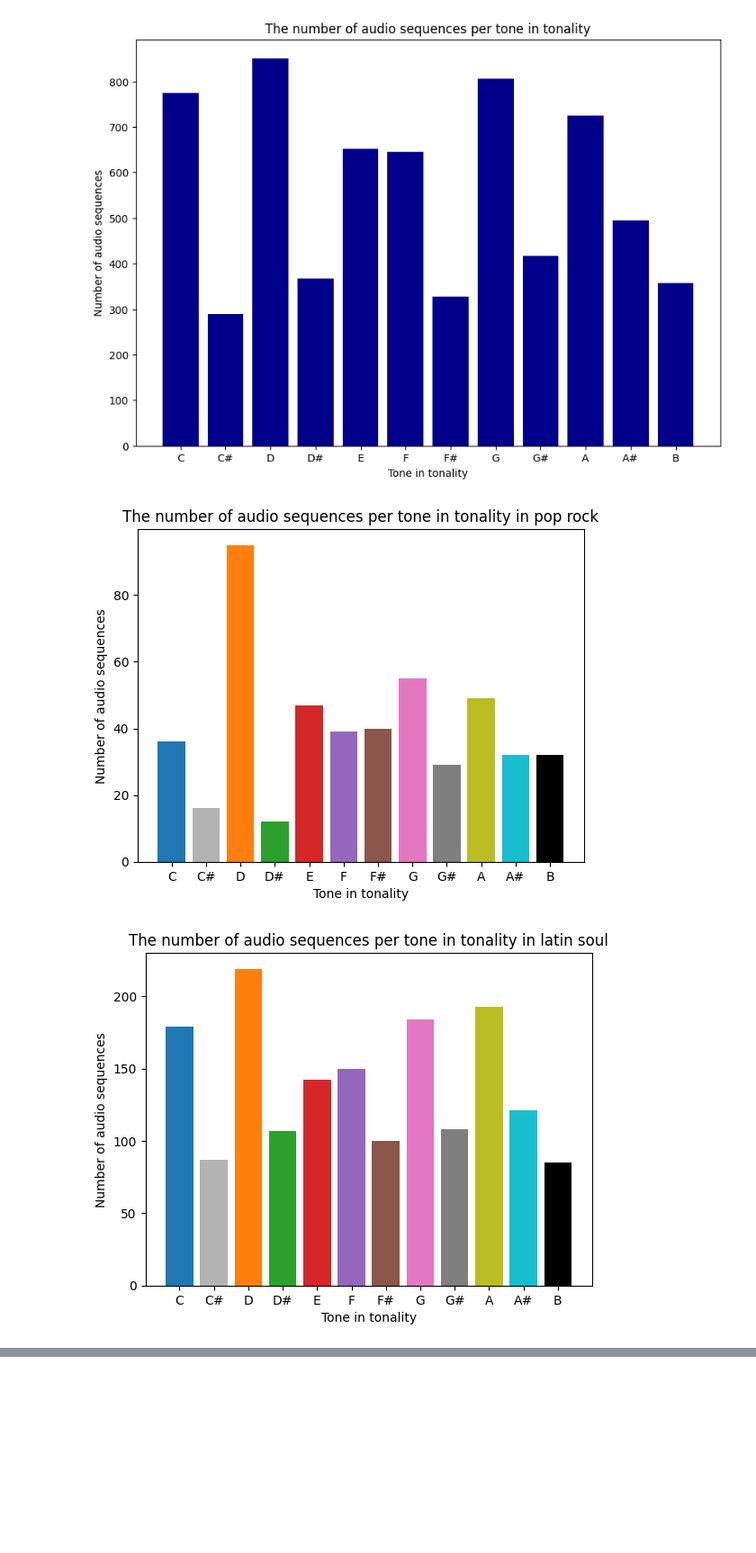
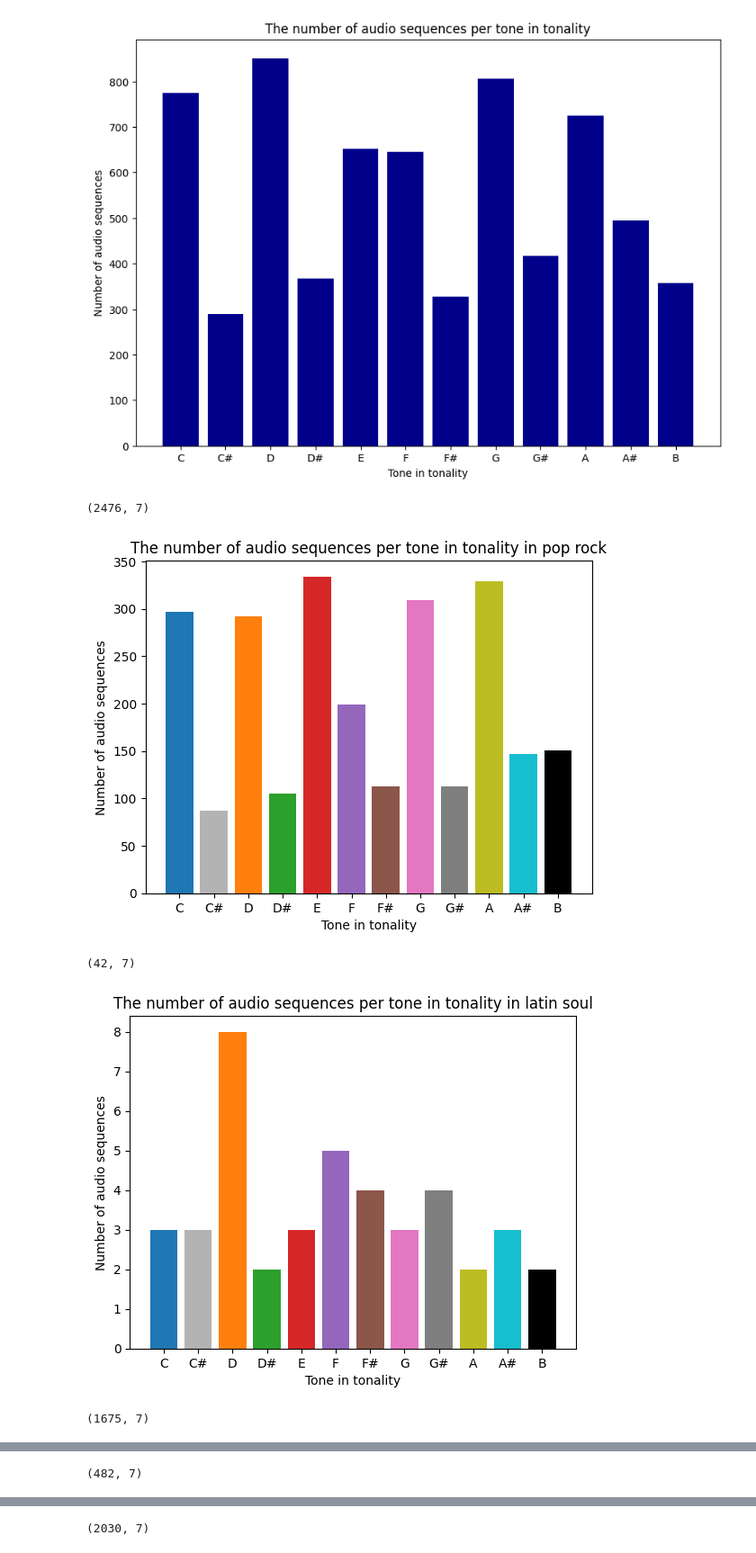
Before and after one commit to ciglenecki/lumen-audio, a Jupyter notebook: src/notebooks/music_analysis.ipynb, the cells around one changed output, grey strips where cells are left out. Shown at 90% size. Cells and saved outputs as stored; diff of their text form; code cells hidden in the pictures; blank space fills up the shorter version.

```diff
--- a/src/notebooks/music_analysis.ipynb
+++ b/src/notebooks/music_analysis.ipynb
@@ -305,31 +309,35 @@ draw_overall_tone_tonality()
 # %%
 def draw_tone_tonality_per_genre():
     tones = ["C", "C#", "D", "D#", "E", "F", "F#", "G", "G#", "A", "A#", "B"]
     cmap = plt.get_cmap("tab10", len(tones))
     custom_palette = [mpl.colors.rgb2hex(cmap(i)) for i in range(cmap.N)]
     custom_palette[-1] = [0, 0, 0]
     custom_palette[1] = [0.7, 0.7, 0.7]
 
-    genres = set(df_train["genres"].tolist())
+    genres = ["pop_roc", "lat_sou", "cla", "cou_fol", "jaz_blu"]
     long_names = ["pop rock", "latin soul", "classical", "country folk", "jazz blues"]
     for i, (g, n) in enumerate(zip(genres, long_names)):
         tone_audio = df_train[df_train["genres"] == g]
+        print(tone_audio.shape)
         tone_audio["tone"] = tone_audio.apply(lambda x: x["tonality"].split(" ")[0], axis=1)
 
         plt.bar(
             tones,
             [tone_audio[tone_audio["tone"] == i].shape[0] for i in tones],
             color=custom_palette,
             width=0.8
         )
 
         plt.title(f"The number of audio sequences per tone in tonality in {n}")
         plt.xlabel("Tone in tonality")
         plt.ylabel("Number of audio sequences")
         plt.savefig(f"./figures/{g}_tone_tonality.png")
         plt.show()
 
 draw_tone_tonality_per_genre()
 # %% [output]
+(2476, 7)
-[figure, old version]
+[figure, new version]
+(42, 7)
-[figure, old version]
+[figure, new version]
+(1675, 7)
@@ -336,0 +345 @@ draw_tone_tonality_per_genre()
+(482, 7)
@@ -337,0 +347 @@ draw_tone_tonality_per_genre()
+(2030, 7)
```
Also changed, not shown: parts of 7 cells of this notebook, 9 other files.
